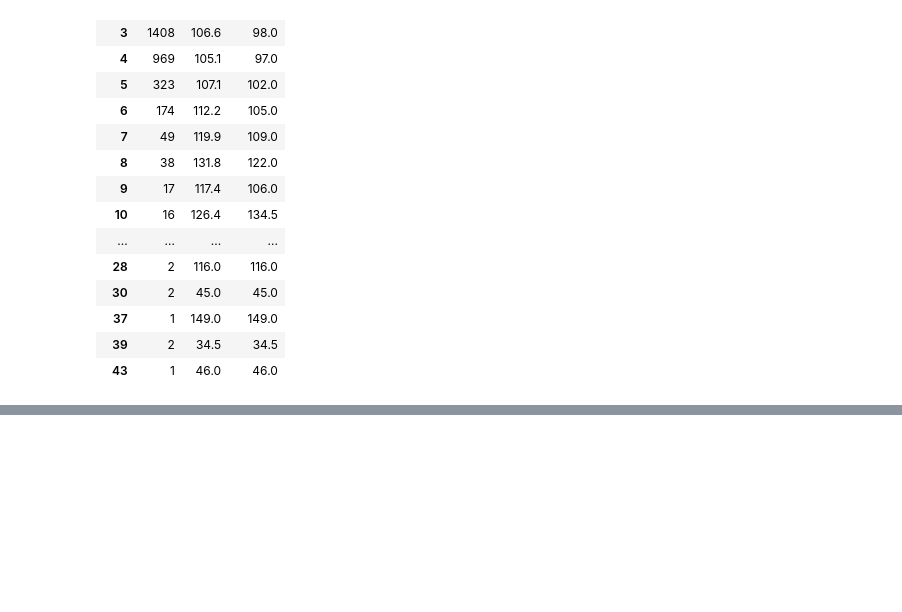
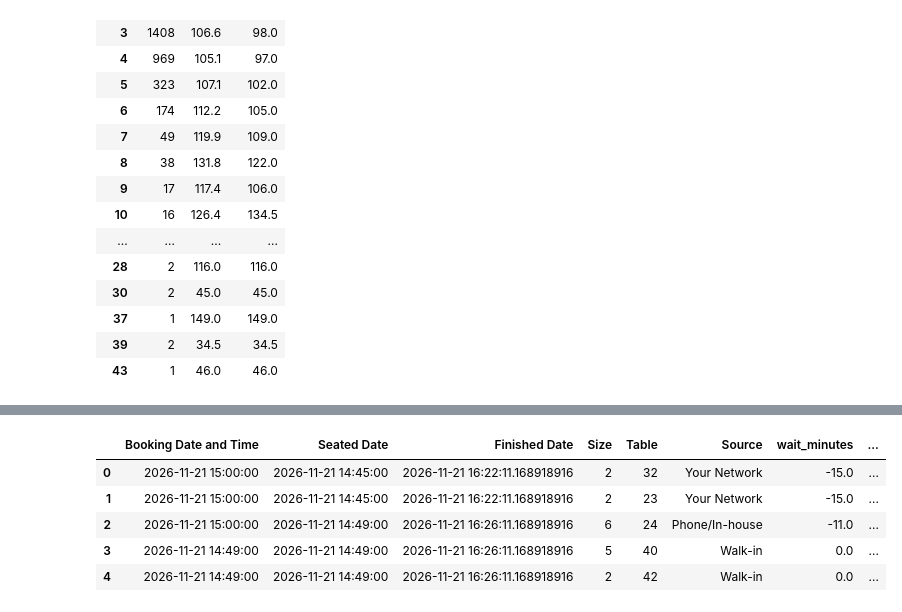
Before and after one commit to RiccoFlores/Python, a Jupyter notebook: WalkIN.ipynb, the cells around one changed output, grey strips where cells are left out. Saved outputs shown, nothing was run; the diff lists cells and outputs as text; code cells hidden in the pictures; blank space fills up the shorter version.

```diff
--- a/WalkIN.ipynb
+++ b/WalkIN.ipynb
@@ -205 +199,10 @@ Imputed 4371 missing Finished Date records.
 Remaining nulls in Finished Date (rows never seated): 0
+# %%
+display(df_GC.head())
+# %% [output]
+|  | Booking Date and Time | Seated Date | Finished Date | Size | Table | Source | wait_minutes | ... |
+| 0 | 2026-11-21 15:00:00 | 2026-11-21 14:45:00 | 2026-11-21 16:22:11.168918916 | 2 | 32 | Your Network | -15.0 | ... |
+| 1 | 2026-11-21 15:00:00 | 2026-11-21 14:45:00 | 2026-11-21 16:22:11.168918916 | 2 | 23 | Your Network | -15.0 | ... |
+| 2 | 2026-11-21 15:00:00 | 2026-11-21 14:49:00 | 2026-11-21 16:26:11.168918916 | 6 | 24 | Phone/In-house | -11.0 | ... |
+| 3 | 2026-11-21 14:49:00 | 2026-11-21 14:49:00 | 2026-11-21 16:26:11.168918916 | 5 | 40 | Walk-in | 0.0 | ... |
+| 4 | 2026-11-21 14:49:00 | 2026-11-21 14:49:00 | 2026-11-21 16:26:11.168918916 | 2 | 42 | Walk-in | 0.0 | ... |
```
Also changed, not shown: parts of 3 cells of this notebook.
